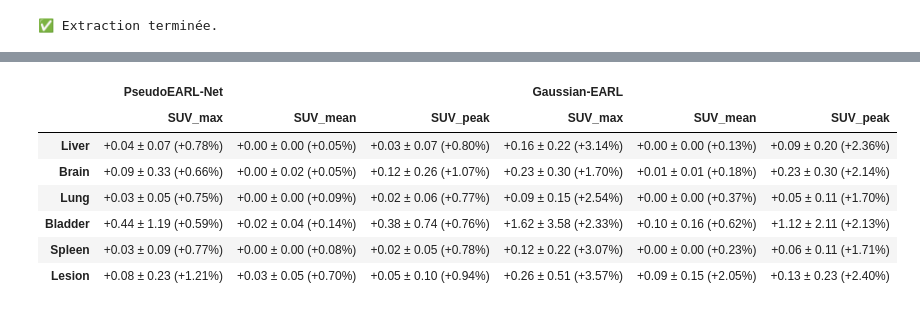
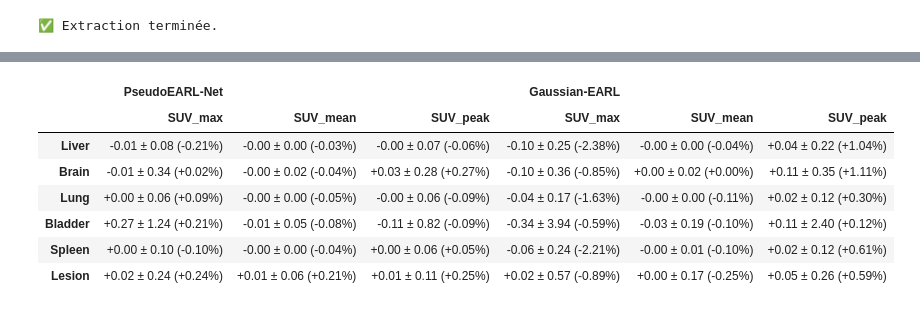
Before and after one commit to Arksyd96/federated-pet-harmonization, a Jupyter notebook: notebooks/pseudo_earl_evaluation.ipynb, the cells around one changed output, grey strips where cells are left out. Drawn from its saved outputs; the diff is of its cells as text; code cells hidden in the pictures.

```diff
--- a/notebooks/pseudo_earl_evaluation.ipynb
+++ b/notebooks/pseudo_earl_evaluation.ipynb
@@ -249,12 +249,17 @@ final_dict = extract_comprehensive_metrics(
 )
 
 # # save as pickle
-# import pickle
-# with open('extracted_metrics.pkl', 'wb') as f:
-#     pickle.dump(final_dict, f)
+import pickle
+with open('extracted_metrics.pkl', 'wb') as f:
+    pickle.dump(final_dict, f)
 # %% [output]
 🚀 Lancement de l'extraction sur 1236 patients.
 ✅ Extraction terminée.
+# %%
+## load
+import pickle
+with open('extracted_metrics.pkl', 'rb') as f:
+    final_dict = pickle.load(f)
 # %%
 import pandas as pd
 import numpy as np
@@ -481,7 +599,7 @@ def generate_delta_suv_table(
 
     # 3. Calcul des Deltas pour chaque métrique
     for m in ['Max', 'Mean', 'Peak']:
-        df_flat[f'Raw_Delta_{m}'] = np.abs(df_flat[f'{m}_Pred'] - df_flat[f'{m}_GT'])
+        df_flat[f'Raw_Delta_{m}'] = df_flat[f'{m}_Pred'] - df_flat[f'{m}_GT']
         df_flat[f'Rel_Delta_{m}'] = np.where(
             df_flat[f'{m}_GT'] != 0,
             (df_flat[f'Raw_Delta_{m}'] / df_flat[f'{m}_GT']) * 100,
@@ -540,23 +658,23 @@ def generate_delta_suv_table(
         columns=multi_columns
     )
 
     final_df = final_df.set_index(('VOI', ''))
     final_df.index.name = None
 
     return final_df
 
 # =========================================================
 # EXEMPLES D'EXÉCUTION
 # =========================================================
 
 table_globale = generate_delta_suv_table(final_dict)
 table_globale
 # %% [output]
 |  | PseudoEARL-Net |  |  | Gaussian-EARL |  |  |
 |  | SUV_max | SUV_mean | SUV_peak | SUV_max | SUV_mean | SUV_peak |
-| Liver | +0.04 ± 0.07 (+0.78%) | +0.00 ± 0.00 (+0.05%) | +0.03 ± 0.07 (+0.80%) | +0.16 ± 0.22 (+3.14%) | +0.00 ± 0.00 (+0.13%) | +0.09 ± 0.20 (+2.36%) |
-| Brain | +0.09 ± 0.33 (+0.66%) | +0.00 ± 0.02 (+0.05%) | +0.12 ± 0.26 (+1.07%) | +0.23 ± 0.30 (+1.70%) | +0.01 ± 0.01 (+0.18%) | +0.23 ± 0.30 (+2.14%) |
-| Lung | +0.03 ± 0.05 (+0.75%) | +0.00 ± 0.00 (+0.09%) | +0.02 ± 0.06 (+0.77%) | +0.09 ± 0.15 (+2.54%) | +0.00 ± 0.00 (+0.37%) | +0.05 ± 0.11 (+1.70%) |
-| Bladder | +0.44 ± 1.19 (+0.59%) | +0.02 ± 0.04 (+0.14%) | +0.38 ± 0.74 (+0.76%) | +1.62 ± 3.58 (+2.33%) | +0.10 ± 0.16 (+0.62%) | +1.12 ± 2.11 (+2.13%) |
-| Spleen | +0.03 ± 0.09 (+0.77%) | +0.00 ± 0.00 (+0.08%) | +0.02 ± 0.05 (+0.78%) | +0.12 ± 0.22 (+3.07%) | +0.00 ± 0.00 (+0.23%) | +0.06 ± 0.11 (+1.71%) |
-| Lesion | +0.08 ± 0.23 (+1.21%) | +0.03 ± 0.05 (+0.70%) | +0.05 ± 0.10 (+0.94%) | +0.26 ± 0.51 (+3.57%) | +0.09 ± 0.15 (+2.05%) | +0.13 ± 0.23 (+2.40%) |
+| Liver | -0.01 ± 0.08 (-0.21%) | -0.00 ± 0.00 (-0.03%) | -0.00 ± 0.07 (-0.06%) | -0.10 ± 0.25 (-2.38%) | -0.00 ± 0.00 (-0.04%) | +0.04 ± 0.22 (+1.04%) |
+| Brain | -0.01 ± 0.34 (+0.02%) | -0.00 ± 0.02 (-0.04%) | +0.03 ± 0.28 (+0.27%) | -0.10 ± 0.36 (-0.85%) | +0.00 ± 0.02 (+0.00%) | +0.11 ± 0.35 (+1.11%) |
+| Lung | +0.00 ± 0.06 (+0.09%) | -0.00 ± 0.00 (-0.05%) | -0.00 ± 0.06 (-0.09%) | -0.04 ± 0.17 (-1.63%) | -0.00 ± 0.00 (-0.11%) | +0.02 ± 0.12 (+0.30%) |
+| Bladder | +0.27 ± 1.24 (+0.21%) | -0.01 ± 0.05 (-0.08%) | -0.11 ± 0.82 (-0.09%) | -0.34 ± 3.94 (-0.59%) | -0.03 ± 0.19 (-0.10%) | +0.11 ± 2.40 (+0.12%) |
+| Spleen | +0.00 ± 0.10 (-0.10%) | -0.00 ± 0.00 (-0.04%) | +0.00 ± 0.06 (+0.05%) | -0.06 ± 0.24 (-2.21%) | -0.00 ± 0.01 (-0.10%) | +0.02 ± 0.12 (+0.61%) |
+| Lesion | +0.02 ± 0.24 (+0.24%) | +0.01 ± 0.06 (+0.21%) | +0.01 ± 0.11 (+0.25%) | +0.02 ± 0.57 (-0.89%) | +0.00 ± 0.17 (-0.25%) | +0.05 ± 0.26 (+0.59%) |
```
Also changed, not shown: parts of 5 cells of this notebook, 2 other files.
